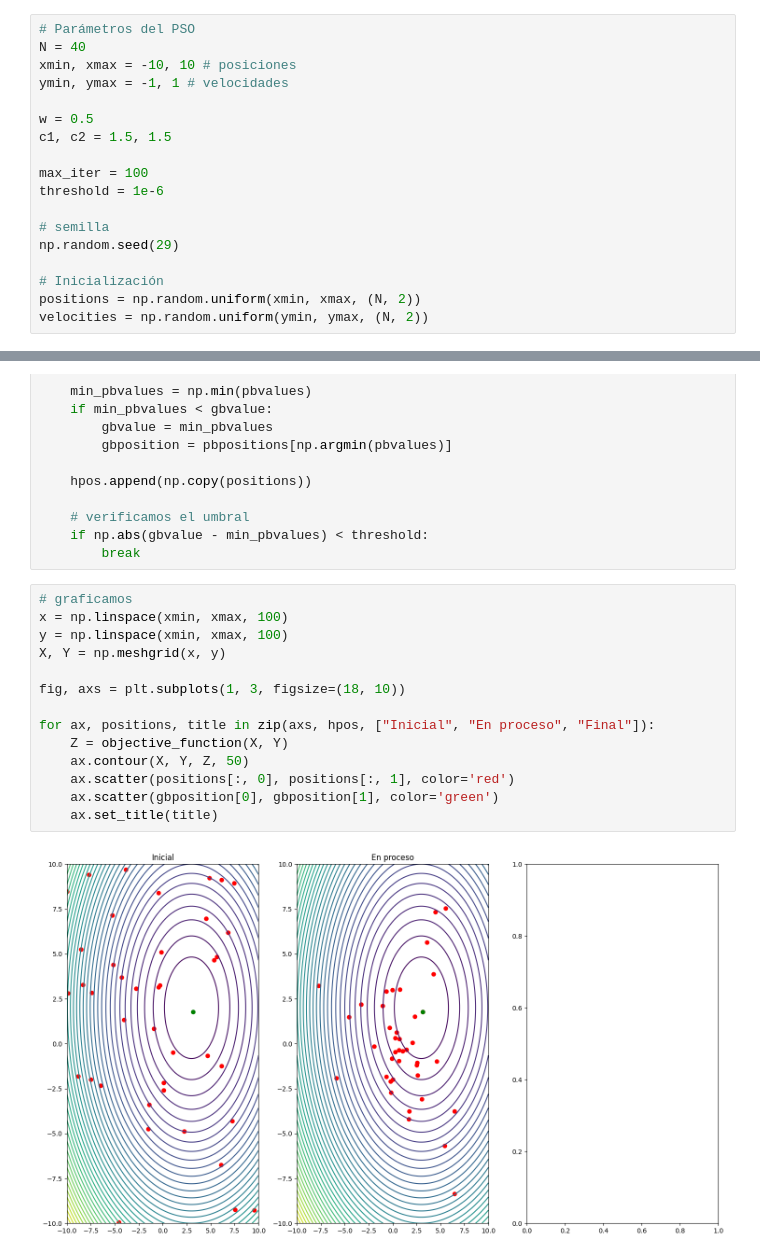
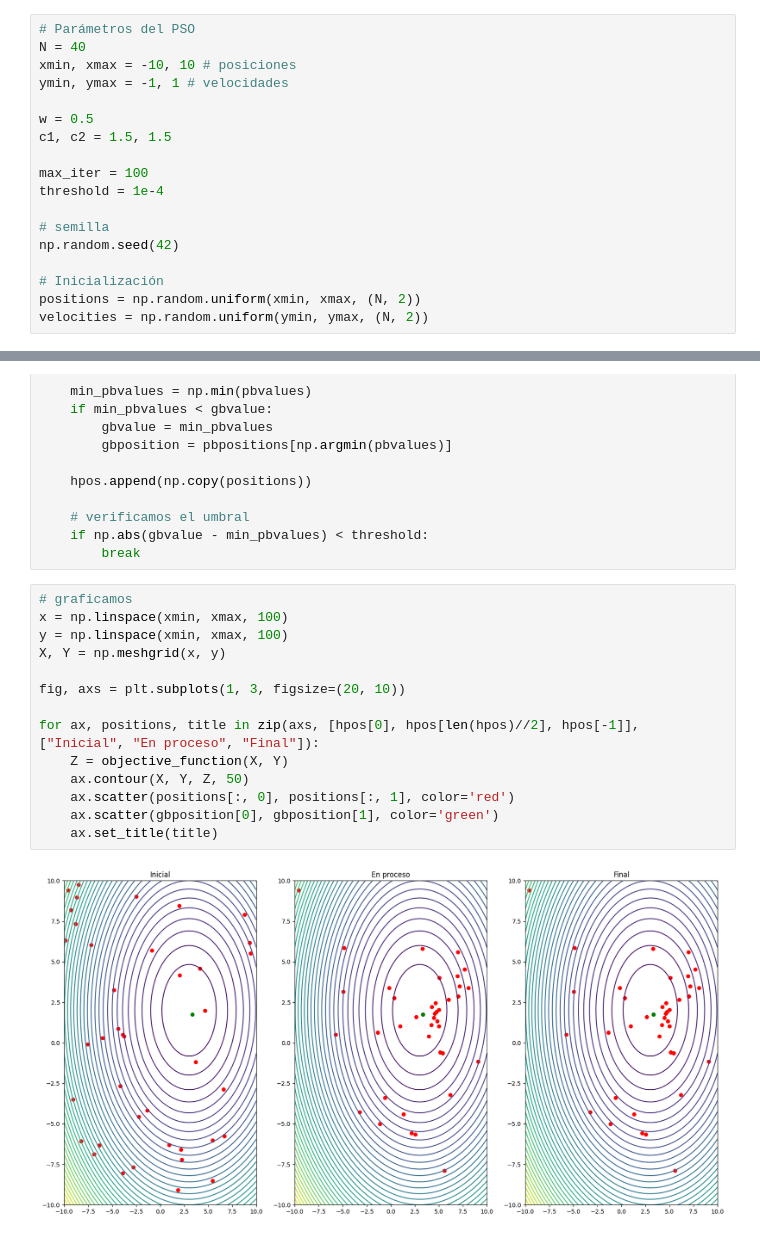
Before and after one commit to jazurdia/Lab-01---MS, a Jupyter notebook: lab01.ipynb, the cells around one changed output, grey strips where cells are left out. Saved outputs shown, nothing was run; the diff lists cells and outputs as text.

```diff
--- a/lab01.ipynb
+++ b/lab01.ipynb
@@ -56,10 +56,10 @@ w = 0.5
 c1, c2 = 1.5, 1.5
 
 max_iter = 100
-threshold = 1e-6
+threshold = 1e-4
 
 # semilla
-np.random.seed(29)
+np.random.seed(42)
 
 # Inicialización
 positions = np.random.uniform(xmin, xmax, (N, 2))
@@ -144,16 +144,16 @@ for iteration in range(max_iter):
 # %%
 # graficamos
 x = np.linspace(xmin, xmax, 100)
 y = np.linspace(xmin, xmax, 100)
 X, Y = np.meshgrid(x, y)
 
-fig, axs = plt.subplots(1, 3, figsize=(18, 10))
+fig, axs = plt.subplots(1, 3, figsize=(20, 10))
 
-for ax, positions, title in zip(axs, hpos, ["Inicial", "En proceso", "Final"]):
+for ax, positions, title in zip(axs, [hpos[0], hpos[len(hpos)//2], hpos[-1]], ["Inicial", "En proceso", "Final"]):
     Z = objective_function(X, Y)
     ax.contour(X, Y, Z, 50)
     ax.scatter(positions[:, 0], positions[:, 1], color='red')
     ax.scatter(gbposition[0], gbposition[1], color='green')
     ax.set_title(title)
 # %% [output]
-[figure, old version]
+[figure, new version]
```
Also changed, not shown: parts of 3 cells of this notebook.
